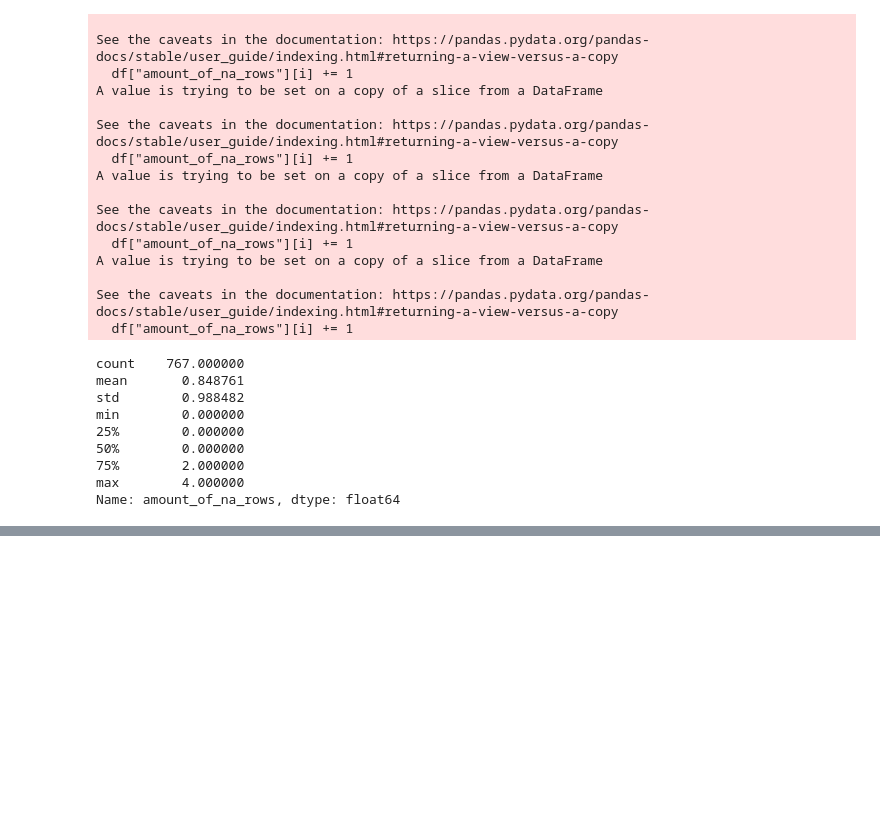
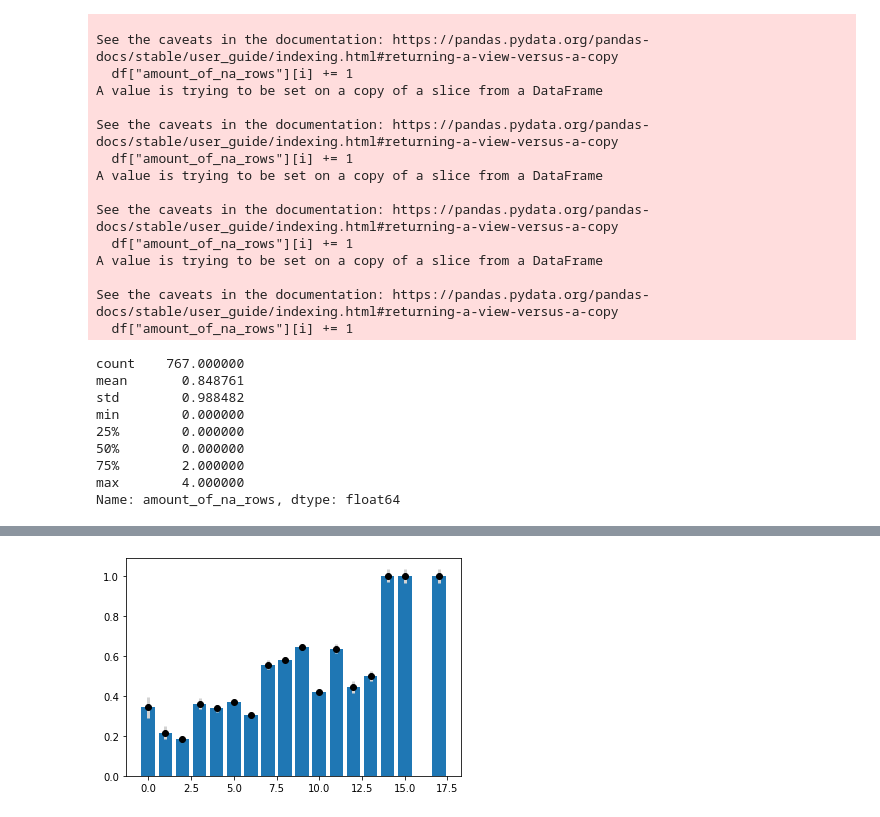
Before and after one commit to janisfroelich/daw, a Jupyter notebook: Diabetes/EDA.ipynb, the cells around one changed output, grey strips where cells are left out. Cells and saved outputs as stored; diff of their text form; code cells hidden in the pictures; blank space fills up the shorter version.

```diff
--- a/Diabetes/EDA.ipynb
+++ b/Diabetes/EDA.ipynb
@@ -383,0 +557,8 @@ sns.histplot(x="", y="class", data=df_amount_na)
+# %%
+dict_pregnant = {0:{0:0, 1:0}, 1:{0:0, 1:0}, 2:{0:0, 1:0}, 3:{0:0, 1:0}, 4:{0:0, 1:0}, 5:{0:0, 1:0}, 6:{0:0, 1:0}, 7:{0:0, 1:0}, 8:{0:0, 1:0}, 9:{0:0, 1:0}, 10:{0:0, 1:0}, 11:{0:0, 1:0}, 12:{0:0, 1:0}, 13:{0:0, 1:0}, 14:{0:0, 1:0}, 15:{0:0, 1:0}, 16:{0:0, 1:0}, 17:{0:0, 1:0}}
+for i in range(len(df)):
+    dict_pregnant[df["n_pregnant"][i]][df["class"][i]] += 1
+# %%
+df_risk = pd.DataFrame(dict_pregnant)
+# %%
+df_risk = df_risk.transpose()
@@ -383,0 +569,8 @@ sns.histplot(x="", y="class", data=df_amount_na)
+# %%
+df_risk["risk"] = 0
+df_risk["age"] = 0
+df_risk["std"] = 0.0
+for i in range(len(df_risk)):
+    df_risk["risk"] = df_risk[1]/(df_risk[0]+df_risk[1])
+    df_risk["age"][i] = i
+    df_risk["std"][i] = float(np.sqrt(((df_risk[1][i]-(267/17))**2)/17)/100)
@@ -383,0 +606,7 @@ sns.histplot(x="", y="class", data=df_amount_na)
+# %%
+plt.bar(df_risk["age"], df_risk["risk"])
+plt.errorbar(data=df_risk, x="age", y="risk", yerr="std", fmt='o', color='black',
+             ecolor='lightgray', elinewidth=3, capsize=0)
+plt.show()
+# %% [output]
+[figure, added]
```
Also changed, not shown: parts of 61 cells of this notebook.
